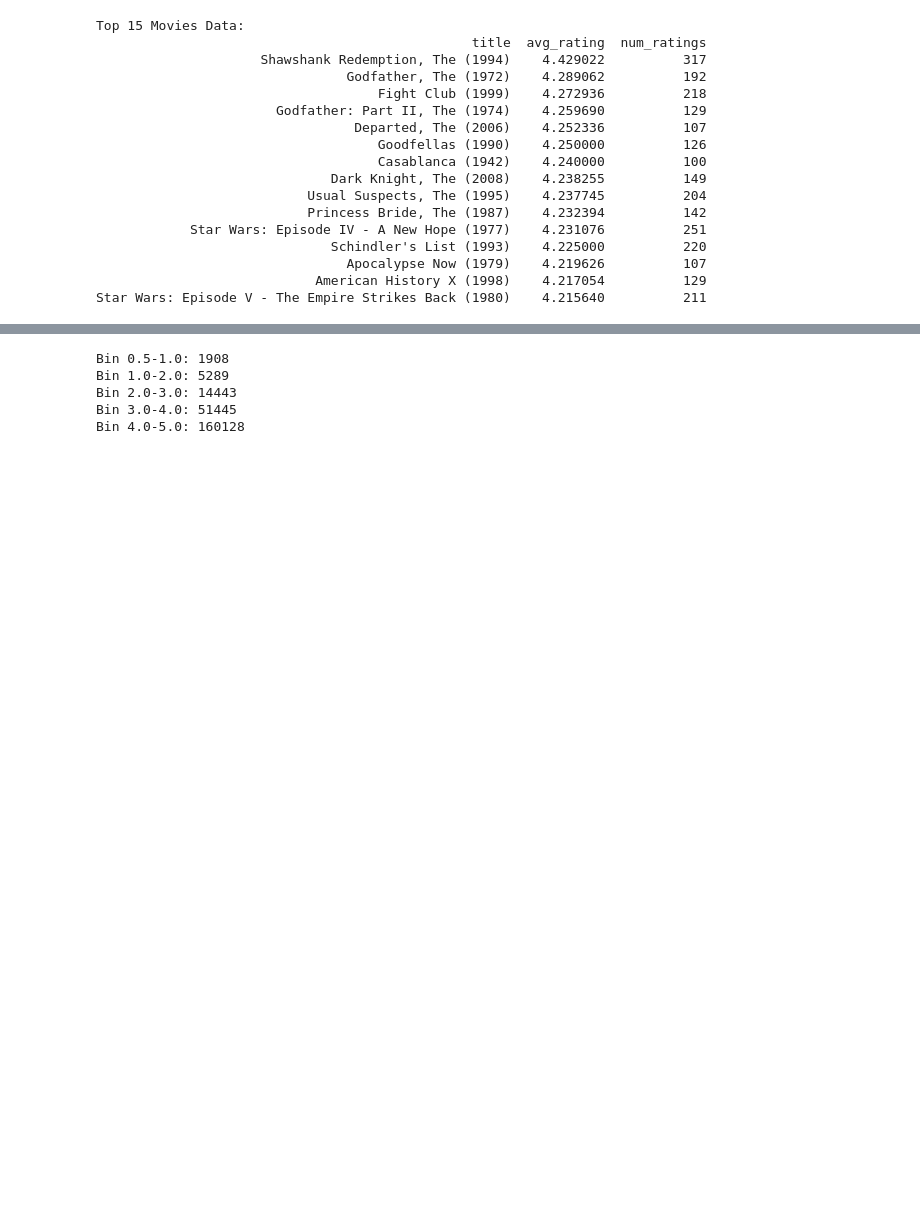
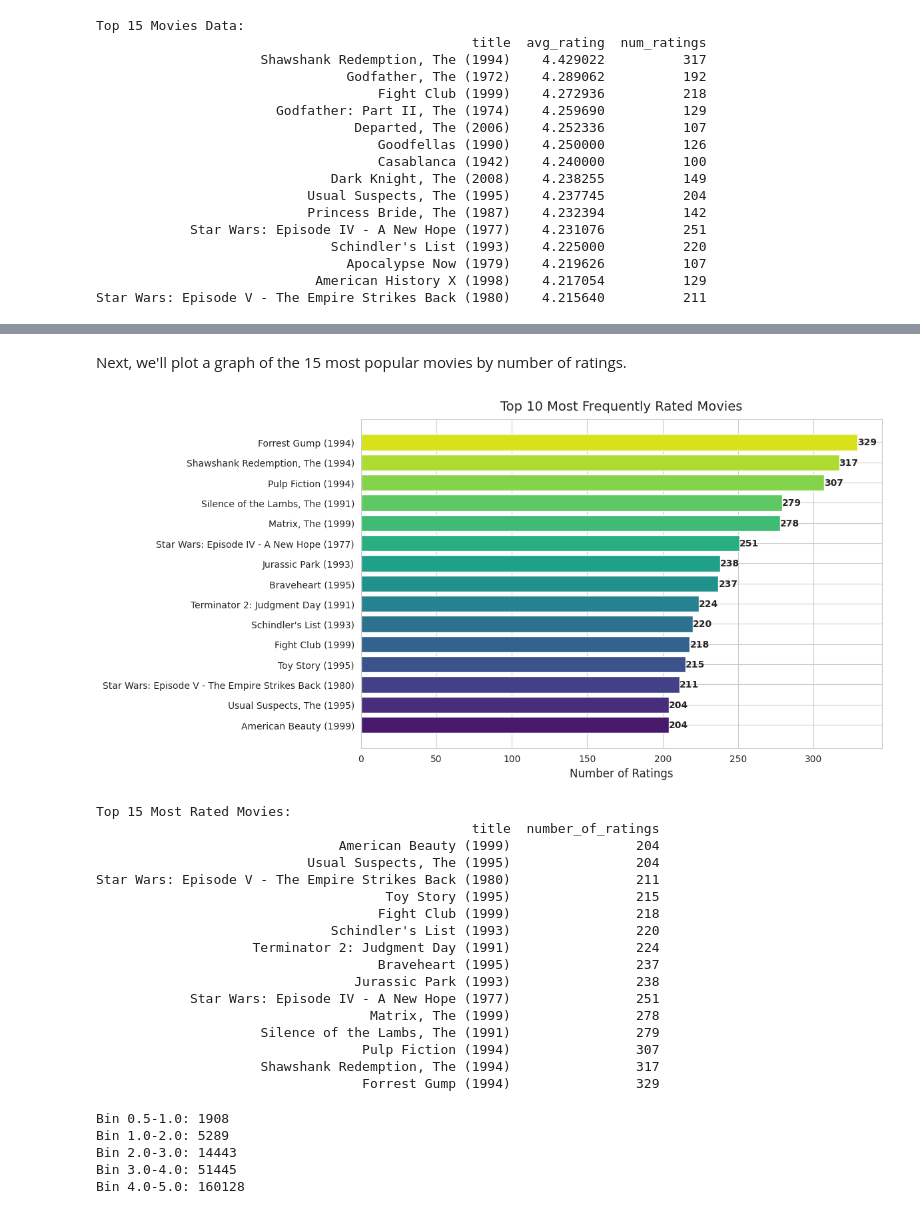
Before and after one commit to BandaVallary/Movie_Recommendation_System, a Jupyter notebook: notebook.ipynb, the cells around one changed output, grey strips where cells are left out. Cells and saved outputs as stored; diff of their text form; code cells hidden in the pictures; blank space fills up the shorter version.

Commit message:
Plot a graph of the 15 most popular movies by number of ratings

```diff
--- a/notebook.ipynb
+++ b/notebook.ipynb
@@ -231,3 +167,55 @@ house: 45
+# %% [markdown]
+Next, we'll plot a graph of the 15 most popular movies by number of ratings.
+# %%
+# Group by movie title and count the number of ratings
+movie_ratings_count = ratings_with_titles.groupby('title')['rating'].count().reset_index()
+movie_ratings_count.columns = ['title', 'number_of_ratings']
+
+# Sort by number of ratings and get top 15
+top_rated_movies = movie_ratings_count.sort_values('number_of_ratings', ascending=True).tail(15)
+
+# Create the plot
+plt.figure(figsize=(12, 6))
+bars = plt.barh(y=range(len(top_rated_movies)), width=top_rated_movies['number_of_ratings'],
+                color=sns.color_palette("viridis", len(top_rated_movies)))
+
+# Customize the plot
+plt.yticks(range(len(top_rated_movies)), top_rated_movies['title'], fontsize=10)
+plt.xlabel('Number of Ratings', fontsize=12)
+plt.title('Top 10 Most Frequently Rated Movies', fontsize=14, pad=10)
+
+# Add number of ratings to the end of each bar
+for i, bar in enumerate(bars):
+    width = bar.get_width()
+    plt.text(width, bar.get_y() + bar.get_height()/2,
+             f'{width:,.0f}',  # Format number with commas
+             va='center', ha='left', fontsize=10, fontweight='bold')
+
+plt.tight_layout()
+plt.show()
+
+# Print the data
+print("\nTop 15 Most Rated Movies:")
+print(top_rated_movies.to_string(index=False))
+# %% [output]
+[figure, added]
+Top 15 Most Rated Movies:
+                                                title  number_of_ratings
+                               American Beauty (1999)                204
+                           Usual Suspects, The (1995)                204
+Star Wars: Episode V - The Empire Strikes Back (1980)                211
+                                     Toy Story (1995)                215
+                                    Fight Club (1999)                218
+                              Schindler's List (1993)                220
+                    Terminator 2: Judgment Day (1991)                224
+                                    Braveheart (1995)                237
+                                 Jurassic Park (1993)                238
+            Star Wars: Episode IV - A New Hope (1977)                251
+                                   Matrix, The (1999)                278
+                     Silence of the Lambs, The (1991)                279
+                                  Pulp Fiction (1994)                307
+                     Shawshank Redemption, The (1994)                317
+                                  Forrest Gump (1994)                329
 # %%
 counts, _ = np.histogram(ratings['rating'], bins=bins)
 for i, count in enumerate(counts):
```
Also changed, not shown: parts of 1 cell of this notebook.
